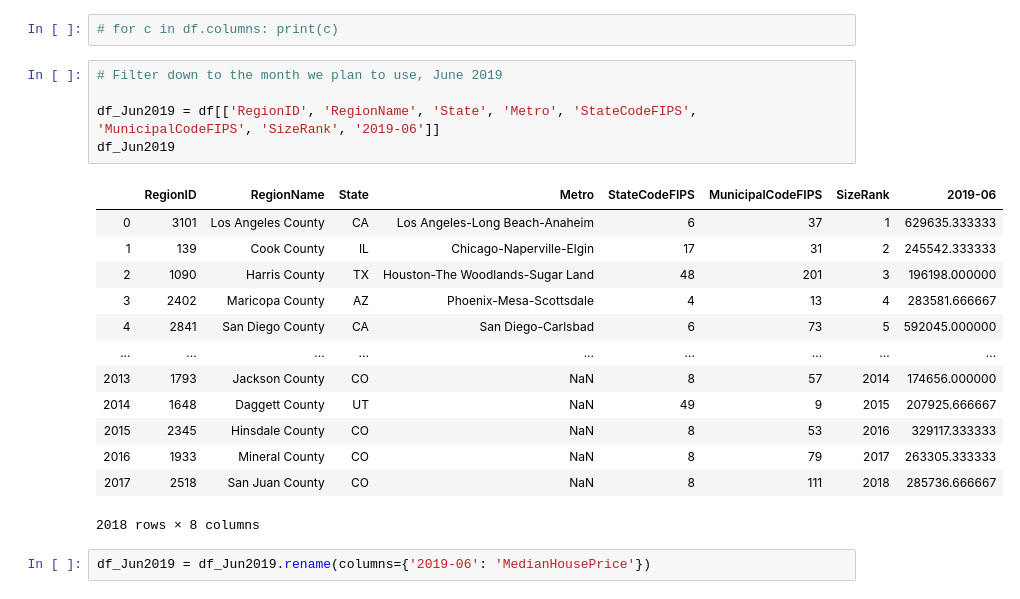
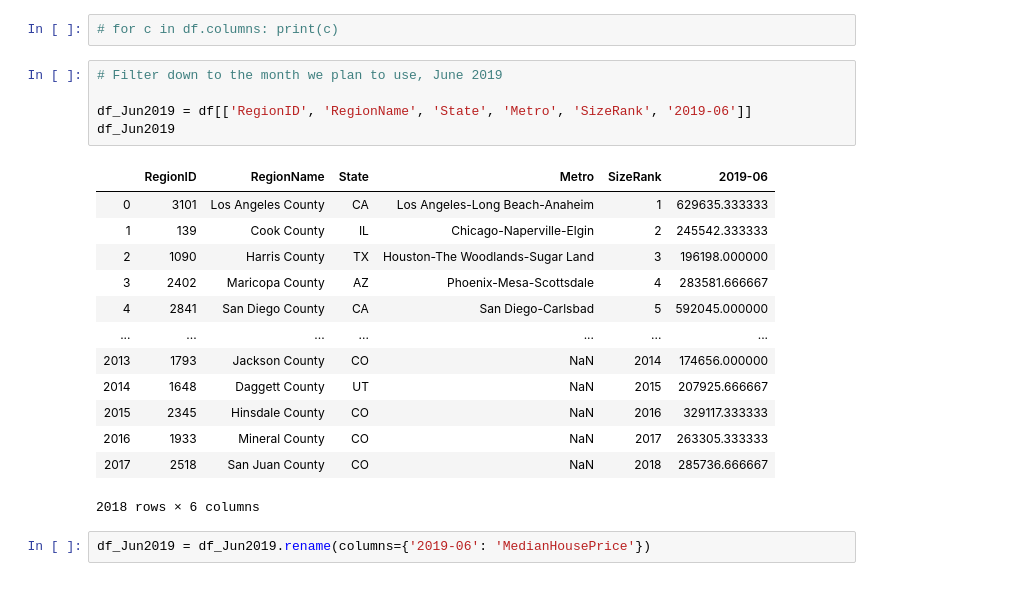
Before and after one commit to muoyo/dc-metro-housing, a Jupyter notebook: dchousing.ipynb, the cells around one changed output. Cells and saved outputs as stored; diff of their text form.

```diff
--- a/dchousing.ipynb
+++ b/dchousing.ipynb
@@ -82,22 +82,22 @@ memory usage: 2.3+ MB
 # %%
 # Filter down to the month we plan to use, June 2019
 
-df_Jun2019 = df[['RegionID', 'RegionName', 'State', 'Metro', 'StateCodeFIPS', 'MunicipalCodeFIPS', 'SizeRank', '2019-06']]
+df_Jun2019 = df[['RegionID', 'RegionName', 'State', 'Metro', 'SizeRank', '2019-06']]
 df_Jun2019
 # %% [output]
-|  | RegionID | RegionName | State | Metro | StateCodeFIPS | MunicipalCodeFIPS | SizeRank | 2019-06 |
-| 0 | 3101 | Los Angeles County | CA | Los Angeles-Long Beach-Anaheim | 6 | 37 | 1 | 629635.333333 |
-| 1 | 139 | Cook County | IL | Chicago-Naperville-Elgin | 17 | 31 | 2 | 245542.333333 |
-| 2 | 1090 | Harris County | TX | Houston-The Woodlands-Sugar Land | 48 | 201 | 3 | 196198.000000 |
-| 3 | 2402 | Maricopa County | AZ | Phoenix-Mesa-Scottsdale | 4 | 13 | 4 | 283581.666667 |
-| 4 | 2841 | San Diego County | CA | San Diego-Carlsbad | 6 | 73 | 5 | 592045.000000 |
-| ... | ... | ... | ... | ... | ... | ... | ... | ... |
-| 2013 | 1793 | Jackson County | CO | NaN | 8 | 57 | 2014 | 174656.000000 |
-| 2014 | 1648 | Daggett County | UT | NaN | 49 | 9 | 2015 | 207925.666667 |
-| 2015 | 2345 | Hinsdale County | CO | NaN | 8 | 53 | 2016 | 329117.333333 |
-| 2016 | 1933 | Mineral County | CO | NaN | 8 | 79 | 2017 | 263305.333333 |
-| 2017 | 2518 | San Juan County | CO | NaN | 8 | 111 | 2018 | 285736.666667 |
+|  | RegionID | RegionName | State | Metro | SizeRank | 2019-06 |
+| 0 | 3101 | Los Angeles County | CA | Los Angeles-Long Beach-Anaheim | 1 | 629635.333333 |
+| 1 | 139 | Cook County | IL | Chicago-Naperville-Elgin | 2 | 245542.333333 |
+| 2 | 1090 | Harris County | TX | Houston-The Woodlands-Sugar Land | 3 | 196198.000000 |
+| 3 | 2402 | Maricopa County | AZ | Phoenix-Mesa-Scottsdale | 4 | 283581.666667 |
+| 4 | 2841 | San Diego County | CA | San Diego-Carlsbad | 5 | 592045.000000 |
+| ... | ... | ... | ... | ... | ... | ... |
+| 2013 | 1793 | Jackson County | CO | NaN | 2014 | 174656.000000 |
+| 2014 | 1648 | Daggett County | UT | NaN | 2015 | 207925.666667 |
+| 2015 | 2345 | Hinsdale County | CO | NaN | 2016 | 329117.333333 |
+| 2016 | 1933 | Mineral County | CO | NaN | 2017 | 263305.333333 |
+| 2017 | 2518 | San Juan County | CO | NaN | 2018 | 285736.666667 |
-2018 rows × 8 columns
+2018 rows × 6 columns
 # %%
 df_Jun2019 = df_Jun2019.rename(columns={'2019-06': 'MedianHousePrice'})
 # %%
```
Also changed, not shown: parts of 26 cells of this notebook.
